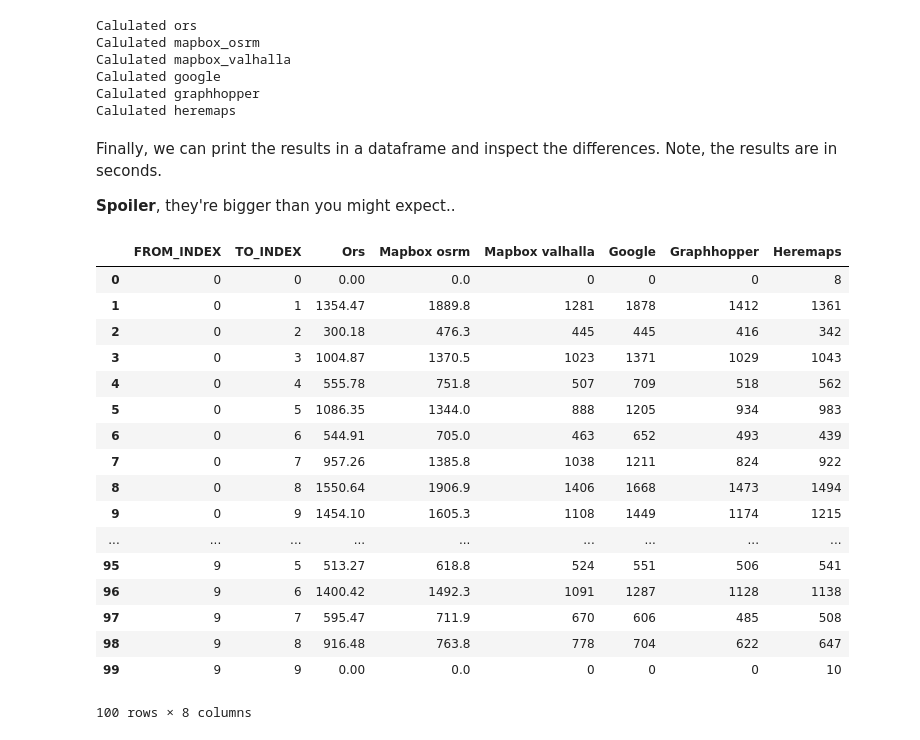
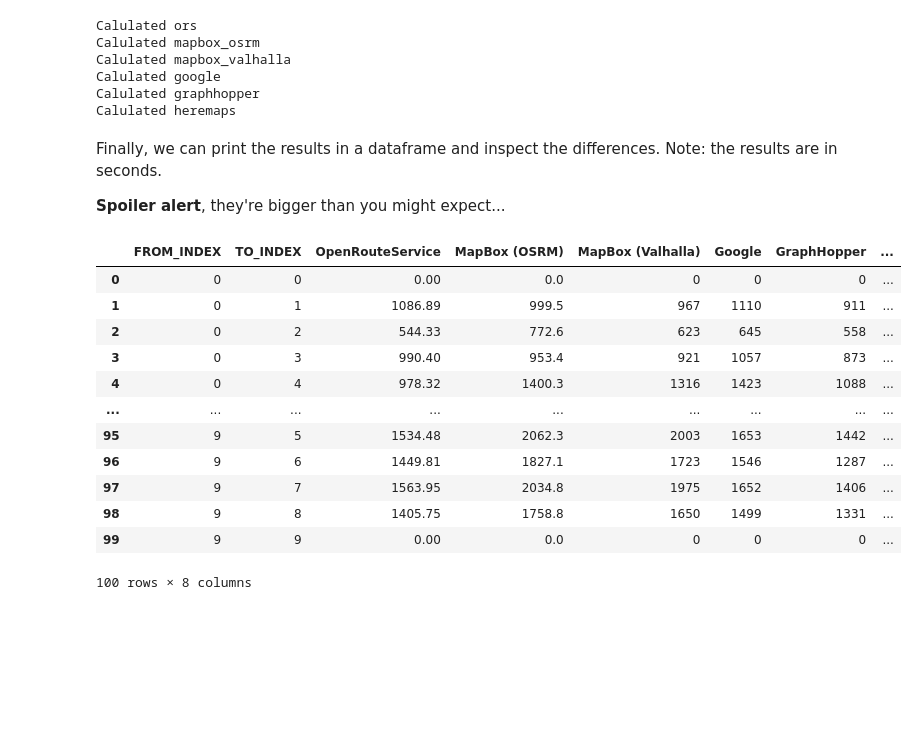
Before and after one commit to gis-ops/routingpy, a Jupyter notebook: examples/compare_providers.ipynb, the cells around one changed output. Cells and saved outputs as stored; diff of their text form; code cells hidden in the pictures; blank space fills up the shorter version.

```diff
--- a/examples/compare_providers.ipynb
+++ b/examples/compare_providers.ipynb
@@ -127,0 +122,10 @@ m
+# %%
+fig, ax = plt.subplots(1,1, figsize=(10,10))
+img, ext = cx.bounds2img(*bbox, ll=True, source=BASEMAP_SOURCE)
+_ = ax.imshow(img, extent=ext)
+
+for pair in input_pairs:
+    input_df = gpd.GeoDataFrame(geometry=[Point(x,y) for x,y in pair], crs="EPSG:4326").to_crs("EPSG:3857")
+    input_df.plot(ax=ax, **POINT_PLOT_KWDS)
+
+_ = ax.axis("off")
@@ -283,0 +285,10 @@ m
+# %%
+input_matrix = random_coordinates(n=10, min_dist=0.05, max_dist=0.1)
+
+fig, ax = plt.subplots(1,1, figsize=(10,10))
+img, ext = cx.bounds2img(*bbox, ll=True, source=BASEMAP_SOURCE)
+_ = ax.imshow(img, extent=ext)
+matrix_df = gpd.GeoDataFrame(geometry=[Point(x,y) for x,y in input_matrix], crs="EPSG:4326").to_crs("EPSG:3857")
+matrix_df.plot(ax=ax, **POINT_PLOT_KWDS)
+
+_ = ax.axis("off")
@@ -284,20 +297,13 @@ m
 # %%
-durations, headers = list(), list()
+durations = []
 
-# First come up with the FROM & TO IDs. Yeah, it's fairly ugly..
+# First come up with the FROM & TO IDs
 number_locations = len(input_matrix)
 from_indices = list(chain.from_iterable([[x] * number_locations for x in range(number_locations)]))
 to_indices = list(chain.from_iterable([[int(x) for x in range(number_locations)] for _ in range(number_locations)])
                  )
 for idx, router in enumerate(routers):
-    headers.append(router.replace('_', ' ').capitalize())
-
-    # HERE works with different credential system than the rest
-    if router == 'heremaps':
-        api = get_router_by_name(router)(app_id=routers[router]['app_id'],
-                                         app_code=routers[router]['app_code'])
-    else:
-        api = get_router_by_name(router)(api_key=routers[router]['api_key'])
+    api = get_router_by_name(router)(api_key=routers[router]['api_key'])
 
     all_indices = list(range(len(input_matrix)))
     matrix = api.matrix(
@@ -321,35 +327,29 @@ Calulated google
 Calulated graphhopper
 Calulated heremaps
 # %% [markdown]
-Finally, we can print the results in a dataframe and inspect the differences. Note, the results are in seconds.
+Finally, we can print the results in a dataframe and inspect the differences. Note: the results are in seconds.
 
-**Spoiler**, they're bigger than you might expect..
+**Spoiler alert**, they're bigger than you might expect...
 # %%
-# headers = headers[2:]
-df = pd.DataFrame(
+matrix_df = pd.DataFrame(
     transposed,
-    columns=headers
+    columns=[routers[router]["display_name"] for router in routers]
 )
-df.insert(0, 'TO_INDEX', to_indices)
-df.insert(0, 'FROM_INDEX', from_indices)
+matrix_df.insert(0, 'TO_INDEX', to_indices)
+matrix_df.insert(0, 'FROM_INDEX', from_indices)
 
-df
+matrix_df
 # %% [output]
-|  | FROM_INDEX | TO_INDEX | Ors | Mapbox osrm | Mapbox valhalla | Google | Graphhopper | Heremaps |
-| 0 | 0 | 0 | 0.00 | 0.0 | 0 | 0 | 0 | 8 |
-| 1 | 0 | 1 | 1354.47 | 1889.8 | 1281 | 1878 | 1412 | 1361 |
-| 2 | 0 | 2 | 300.18 | 476.3 | 445 | 445 | 416 | 342 |
-| 3 | 0 | 3 | 1004.87 | 1370.5 | 1023 | 1371 | 1029 | 1043 |
-| 4 | 0 | 4 | 555.78 | 751.8 | 507 | 709 | 518 | 562 |
-| 5 | 0 | 5 | 1086.35 | 1344.0 | 888 | 1205 | 934 | 983 |
-| 6 | 0 | 6 | 544.91 | 705.0 | 463 | 652 | 493 | 439 |
-| 7 | 0 | 7 | 957.26 | 1385.8 | 1038 | 1211 | 824 | 922 |
-| 8 | 0 | 8 | 1550.64 | 1906.9 | 1406 | 1668 | 1473 | 1494 |
-| 9 | 0 | 9 | 1454.10 | 1605.3 | 1108 | 1449 | 1174 | 1215 |
+|  | FROM_INDEX | TO_INDEX | OpenRouteService | MapBox (OSRM) | MapBox (Valhalla) | Google | GraphHopper | ... |
+| 0 | 0 | 0 | 0.00 | 0.0 | 0 | 0 | 0 | ... |
+| 1 | 0 | 1 | 1086.89 | 999.5 | 967 | 1110 | 911 | ... |
+| 2 | 0 | 2 | 544.33 | 772.6 | 623 | 645 | 558 | ... |
+| 3 | 0 | 3 | 990.40 | 953.4 | 921 | 1057 | 873 | ... |
+| 4 | 0 | 4 | 978.32 | 1400.3 | 1316 | 1423 | 1088 | ... |
 | ... | ... | ... | ... | ... | ... | ... | ... | ... |
-| 95 | 9 | 5 | 513.27 | 618.8 | 524 | 551 | 506 | 541 |
-| 96 | 9 | 6 | 1400.42 | 1492.3 | 1091 | 1287 | 1128 | 1138 |
-| 97 | 9 | 7 | 595.47 | 711.9 | 670 | 606 | 485 | 508 |
-| 98 | 9 | 8 | 916.48 | 763.8 | 778 | 704 | 622 | 647 |
-| 99 | 9 | 9 | 0.00 | 0.0 | 0 | 0 | 0 | 10 |
+| 95 | 9 | 5 | 1534.48 | 2062.3 | 2003 | 1653 | 1442 | ... |
+| 96 | 9 | 6 | 1449.81 | 1827.1 | 1723 | 1546 | 1287 | ... |
+| 97 | 9 | 7 | 1563.95 | 2034.8 | 1975 | 1652 | 1406 | ... |
+| 98 | 9 | 8 | 1405.75 | 1758.8 | 1650 | 1499 | 1331 | ... |
+| 99 | 9 | 9 | 0.00 | 0.0 | 0 | 0 | 0 | ... |
 100 rows × 8 columns
```
Also changed, not shown: parts of 16 cells of this notebook, 5 other files.
